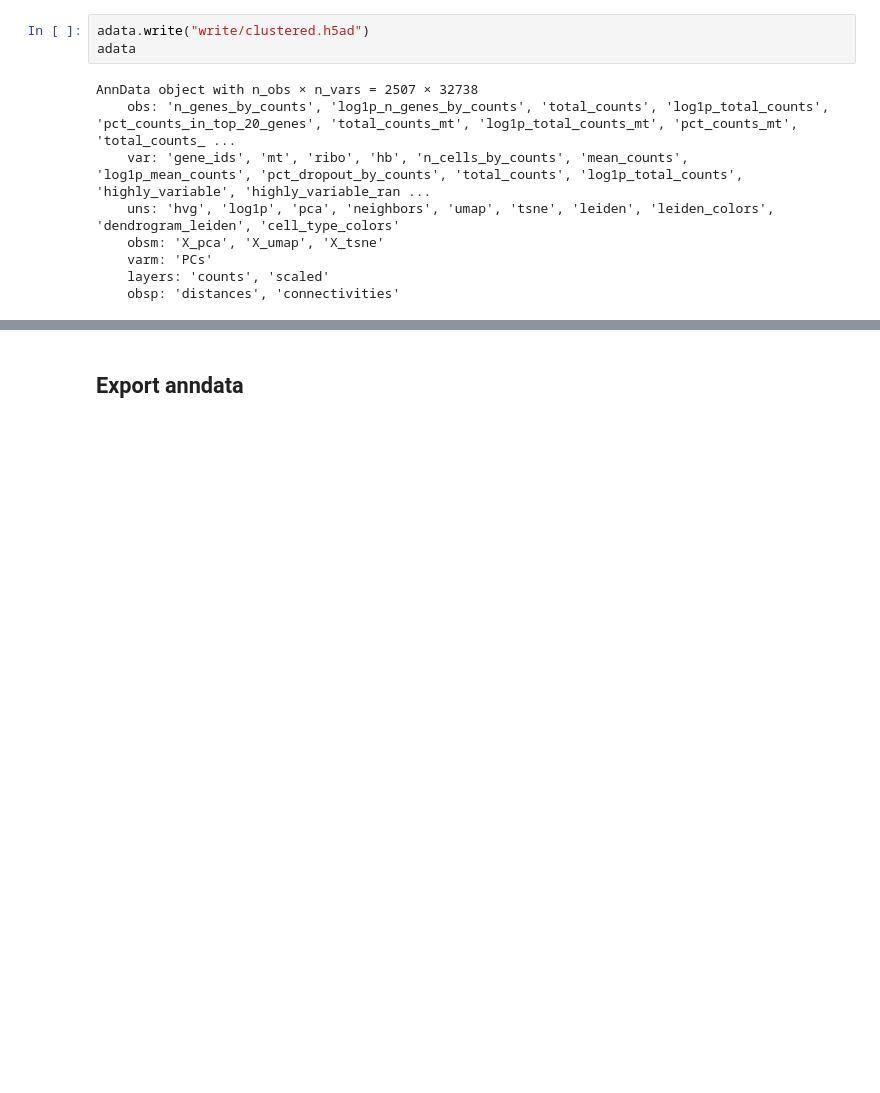
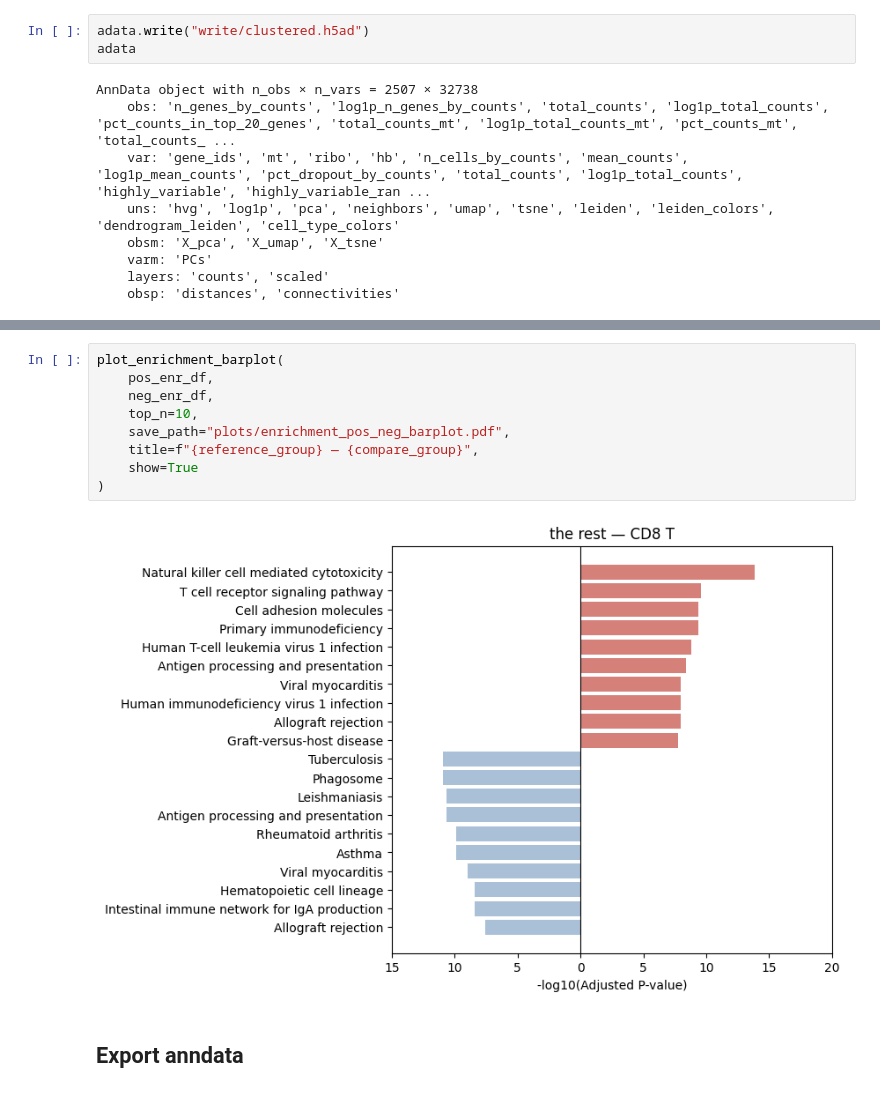
Before and after one commit to Tigerrr07/Tigerrr07, a Jupyter notebook: scripts/scRNA-seq/pipeline.ipynb, the cells around one changed output, grey strips where cells are left out. Drawn from its saved outputs; the diff is of its cells as text; blank space fills up the shorter version.

```diff
--- a/scripts/scRNA-seq/pipline.ipynb
+++ b/scripts/scRNA-seq/pipeline.ipynb
@@ -229,3 +295,14 @@ AnnData object with n_obs × n_vars = 2507 × 32738
+# %%
+plot_enrichment_barplot(
+    pos_enr_df,
+    neg_enr_df,
+    top_n=10,
+    save_path="plots/enrichment_pos_neg_barplot.pdf",
+    title=f"{reference_group} — {compare_group}",
+    show=True
+)
+# %% [output]
+[figure, added]
 # %% [markdown]
 ## Export anndata
 # %%
```
Also changed, not shown: parts of 11 cells of this notebook, 15 other files.
